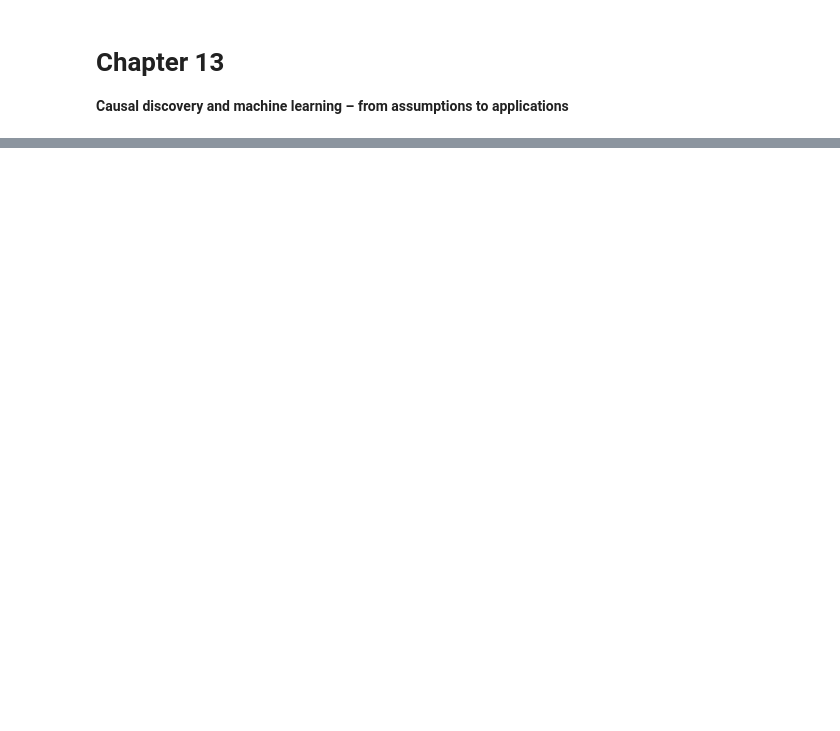
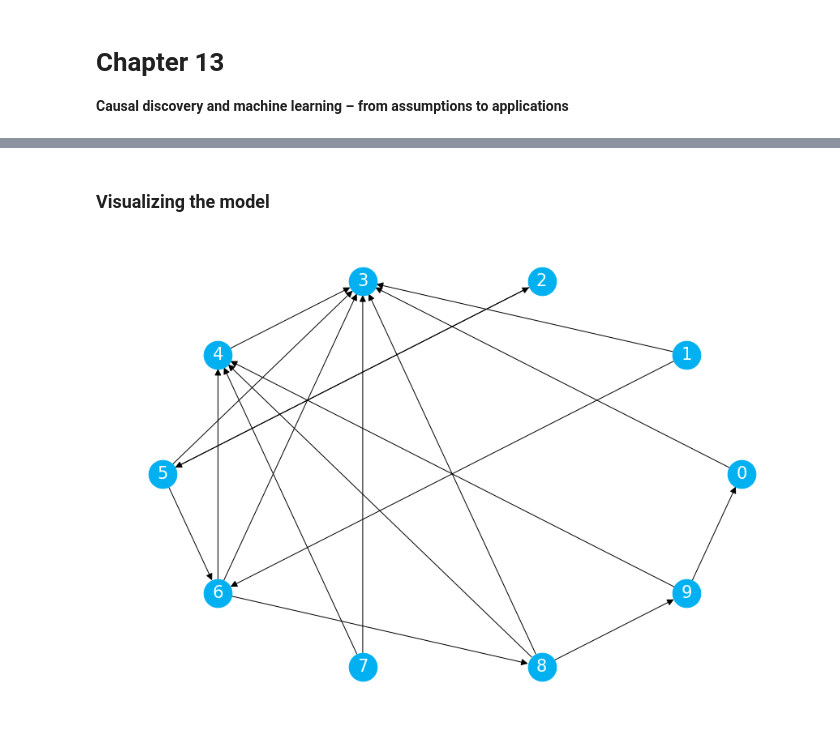
Before and after one commit to PacktPublishing/Causal-Inference-and-Discovery-in-Python, a Jupyter notebook: Chapter_13.ipynb, the cells around one changed output, grey strips where cells are left out. Cells and saved outputs as stored; diff of their text form; code cells hidden in the pictures; blank space fills up the shorter version.

```diff
--- a/Chapter_13.ipynb
+++ b/Chapter_13.ipynb
@@ -72,0 +84,7 @@ X = np.array(
+# %%
+dataset = IIDSimulation(
+    W=adj_matrix,
+    n=10000,
+    method='linear',
+    sem_type='gauss'
+)
@@ -72,0 +112,9 @@ X = np.array(
+# %%
+# Instantiate the model
+pc = PC()
+# %%
+# Fit the model
+pc.learn(dataset.X)
+# %%
+pred_dag = pc.causal_matrix
+pred_dag
@@ -72,0 +132,18 @@ X = np.array(
+# %% [markdown]
+### Visualizing the model
+# %%
+g_pred = nx.DiGraph(pred_dag)
+
+plt.figure(figsize=(12, 8))
+nx.draw(
+    G=g_pred,
+    node_color=COLORS[0],
+    node_size=1200,
+    arrowsize=17,
+    with_labels=True,
+    font_color='white',
+    font_size=21,
+    pos=nx.circular_layout(g)
+)
+# %% [output]
+[figure, added]
```
Also changed, not shown: parts of 105 cells of this notebook.
